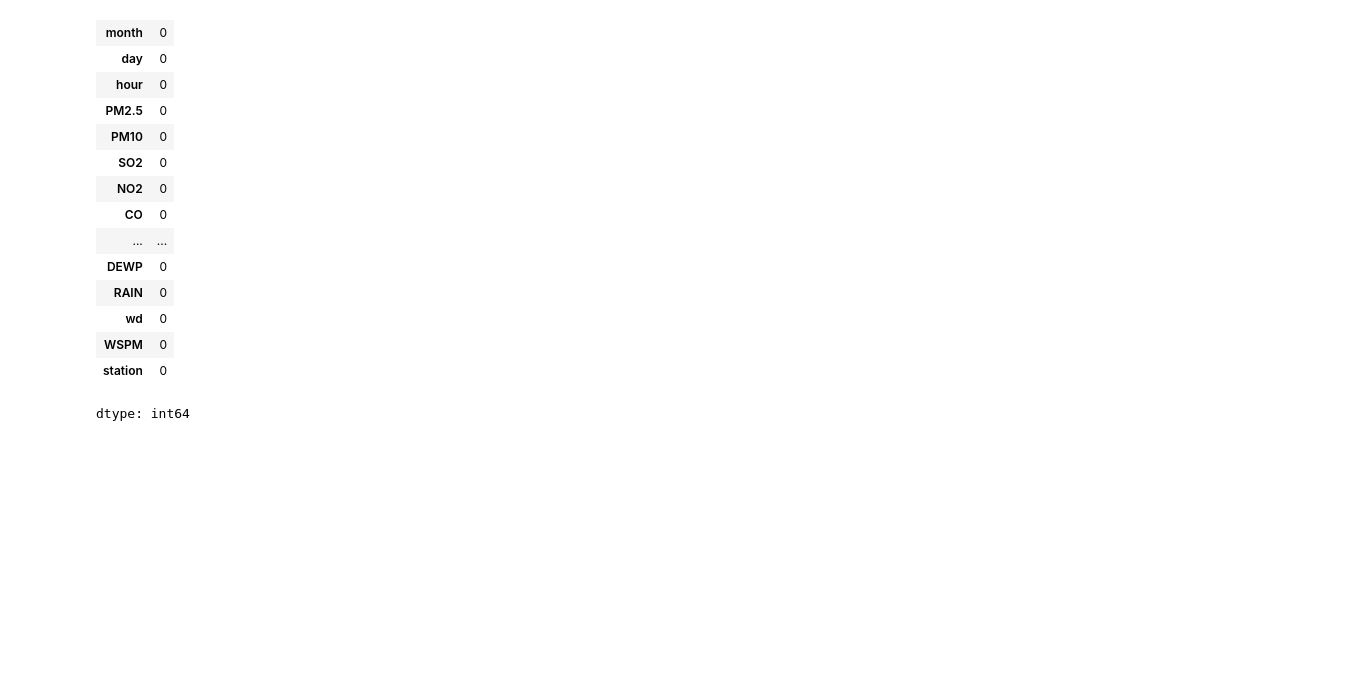
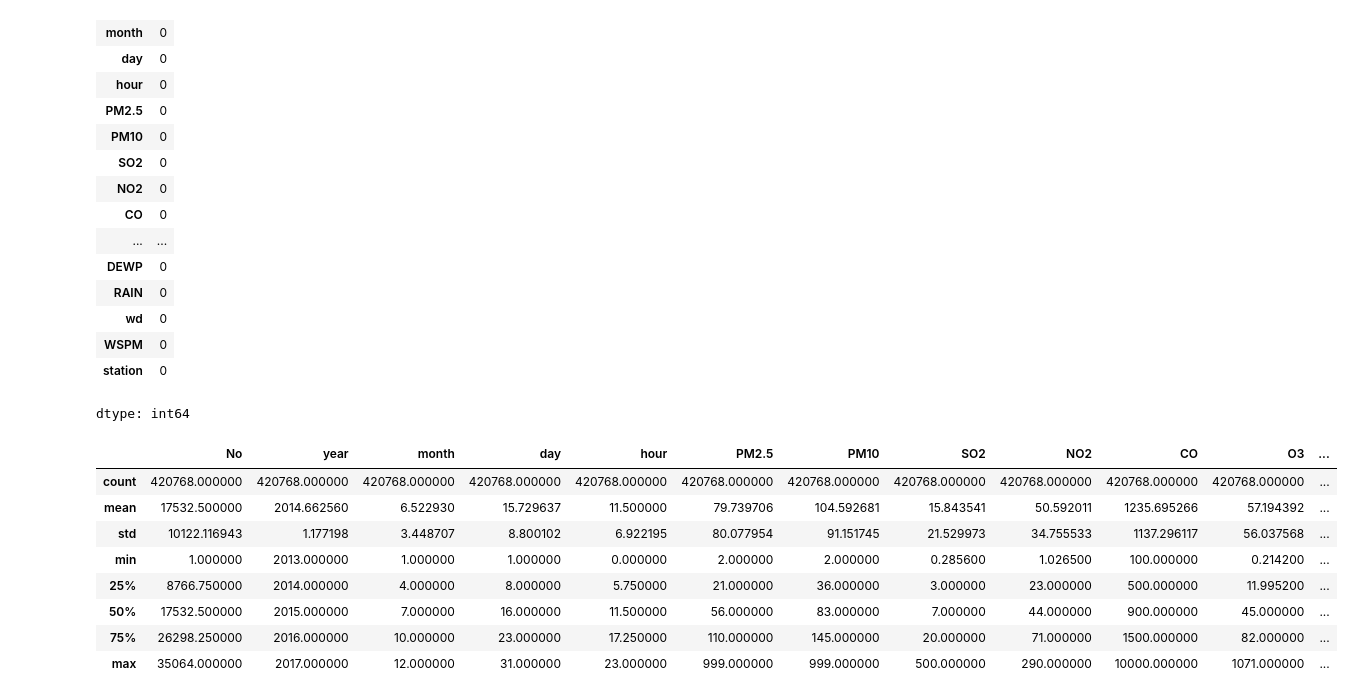
Before and after one commit to SURENDRAN-17/CMP7005-final, a Jupyter notebook: CMP7005_surendran.ipynb, the cells around one changed output. Saved outputs shown, nothing was run; the diff lists cells and outputs as text; code cells hidden in the pictures; blank space fills up the shorter version.

Commit message:
Since there are no null values, lets check the data distribution

```diff
--- a/CMP7005_surendran.ipynb
+++ b/CMP7005_surendran.ipynb
@@ -367,3 +367,16 @@ imputed_df.isnull().sum()
 | WSPM | 0 |
 | station | 0 |
 dtype: int64
+# %%
+#Since there are no null values, lets check the data distribution
+imputed_df.describe()
+# %% [output]
+|  | No | year | month | day | hour | PM2.5 | PM10 | SO2 | NO2 | CO | O3 | ... |
+| count | 420768.000000 | 420768.000000 | 420768.000000 | 420768.000000 | 420768.000000 | 420768.000000 | 420768.000000 | 420768.000000 | 420768.000000 | 420768.000000 | 420768.000000 | ... |
+| mean | 17532.500000 | 2014.662560 | 6.522930 | 15.729637 | 11.500000 | 79.739706 | 104.592681 | 15.843541 | 50.592011 | 1235.695266 | 57.194392 | ... |
+| std | 10122.116943 | 1.177198 | 3.448707 | 8.800102 | 6.922195 | 80.077954 | 91.151745 | 21.529973 | 34.755533 | 1137.296117 | 56.037568 | ... |
+| min | 1.000000 | 2013.000000 | 1.000000 | 1.000000 | 0.000000 | 2.000000 | 2.000000 | 0.285600 | 1.026500 | 100.000000 | 0.214200 | ... |
+| 25% | 8766.750000 | 2014.000000 | 4.000000 | 8.000000 | 5.750000 | 21.000000 | 36.000000 | 3.000000 | 23.000000 | 500.000000 | 11.995200 | ... |
+| 50% | 17532.500000 | 2015.000000 | 7.000000 | 16.000000 | 11.500000 | 56.000000 | 83.000000 | 7.000000 | 44.000000 | 900.000000 | 45.000000 | ... |
+| 75% | 26298.250000 | 2016.000000 | 10.000000 | 23.000000 | 17.250000 | 110.000000 | 145.000000 | 20.000000 | 71.000000 | 1500.000000 | 82.000000 | ... |
+| max | 35064.000000 | 2017.000000 | 12.000000 | 31.000000 | 23.000000 | 999.000000 | 999.000000 | 500.000000 | 290.000000 | 10000.000000 | 1071.000000 | ... |
```
